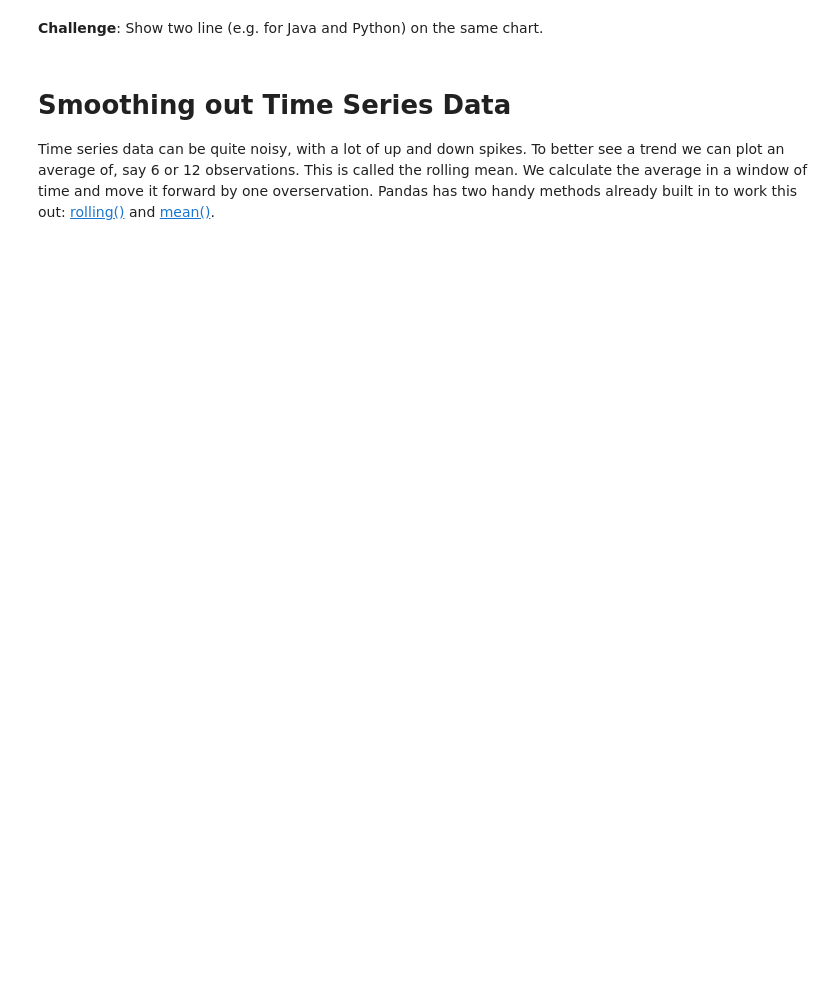
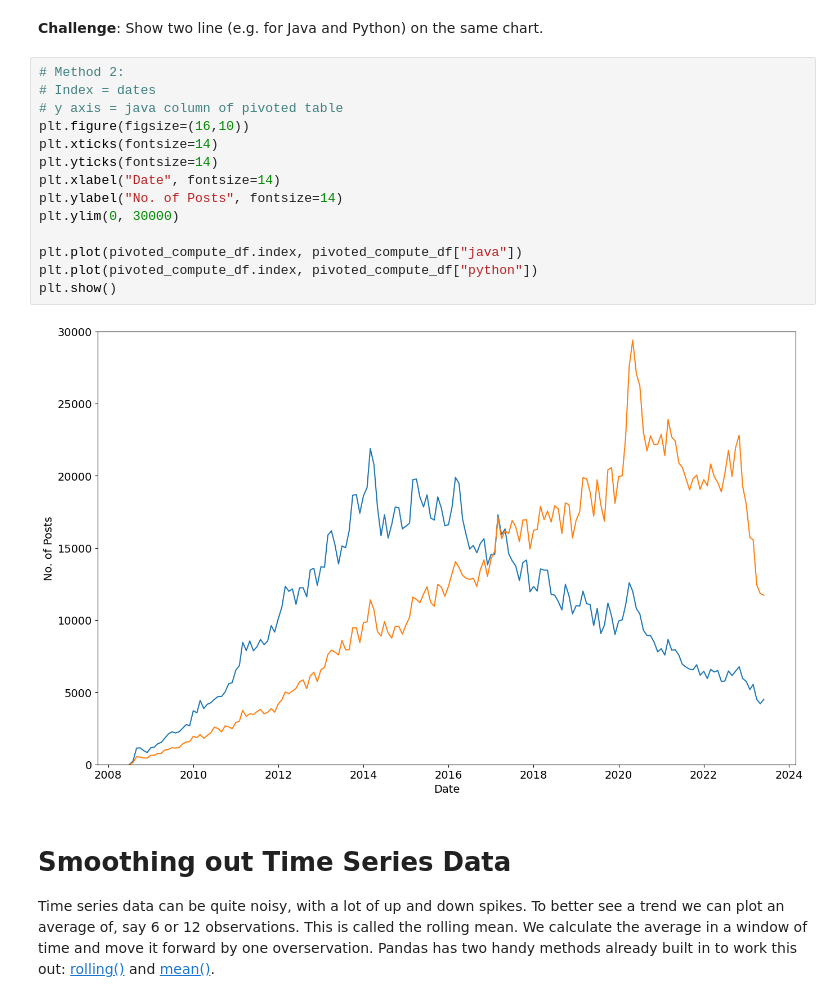
Before and after one commit to benjyl/100_day_code, a Jupyter notebook: day 72 - Matplotlib Visualisation/Programming_Languages_(start).ipynb, the cells around one changed output. Cells and saved outputs as stored; diff of their text form; blank space fills up the shorter version.

```diff
--- a/day 72 - Matplotlib Visualisation/Programming_Languages_(start).ipynb
+++ b/day 72 - Matplotlib Visualisation/Programming_Languages_(start).ipynb
@@ -246,5 +270,21 @@ False
 # %% [markdown]
 **Challenge**: Show two line (e.g. for Java and Python) on the same chart.
+# %%
+# Method 2:
+# Index = dates
+# y axis = java column of pivoted table
+plt.figure(figsize=(16,10))
+plt.xticks(fontsize=14)
+plt.yticks(fontsize=14)
+plt.xlabel("Date", fontsize=14)
+plt.ylabel("No. of Posts", fontsize=14)
+plt.ylim(0, 30000)
+
+plt.plot(pivoted_compute_df.index, pivoted_compute_df["java"])
+plt.plot(pivoted_compute_df.index, pivoted_compute_df["python"])
+plt.show()
+# %% [output]
+[figure, added]
 # %% [markdown]
 # Smoothing out Time Series Data
 
```
Also changed, not shown: parts of 2 cells of this notebook.
